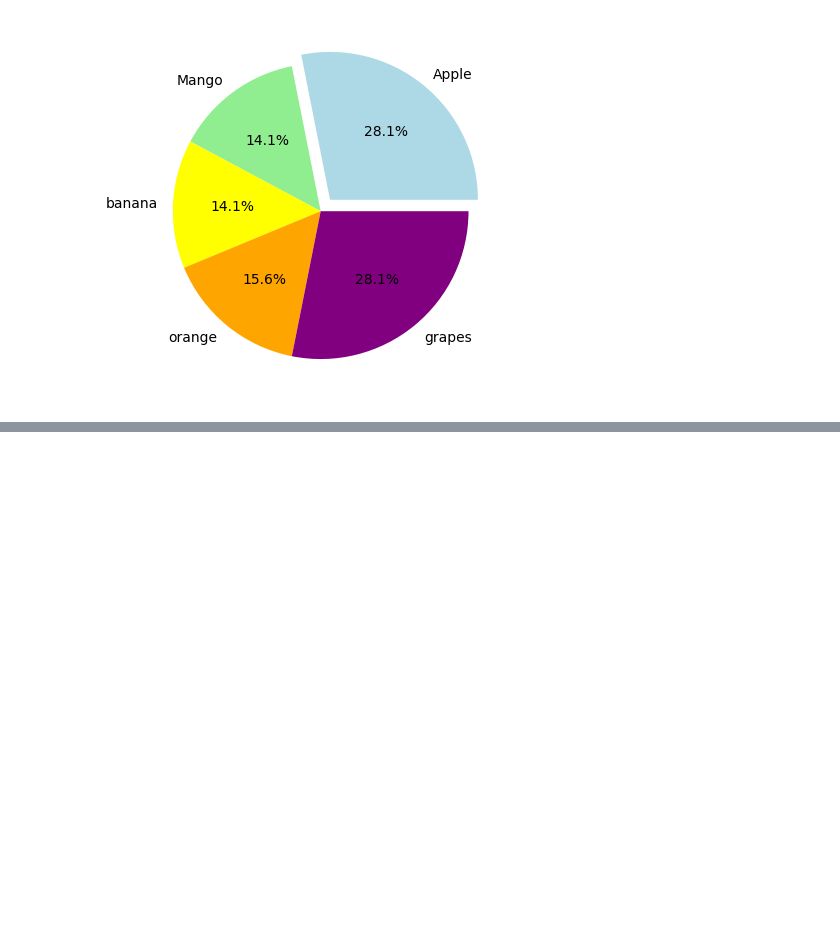
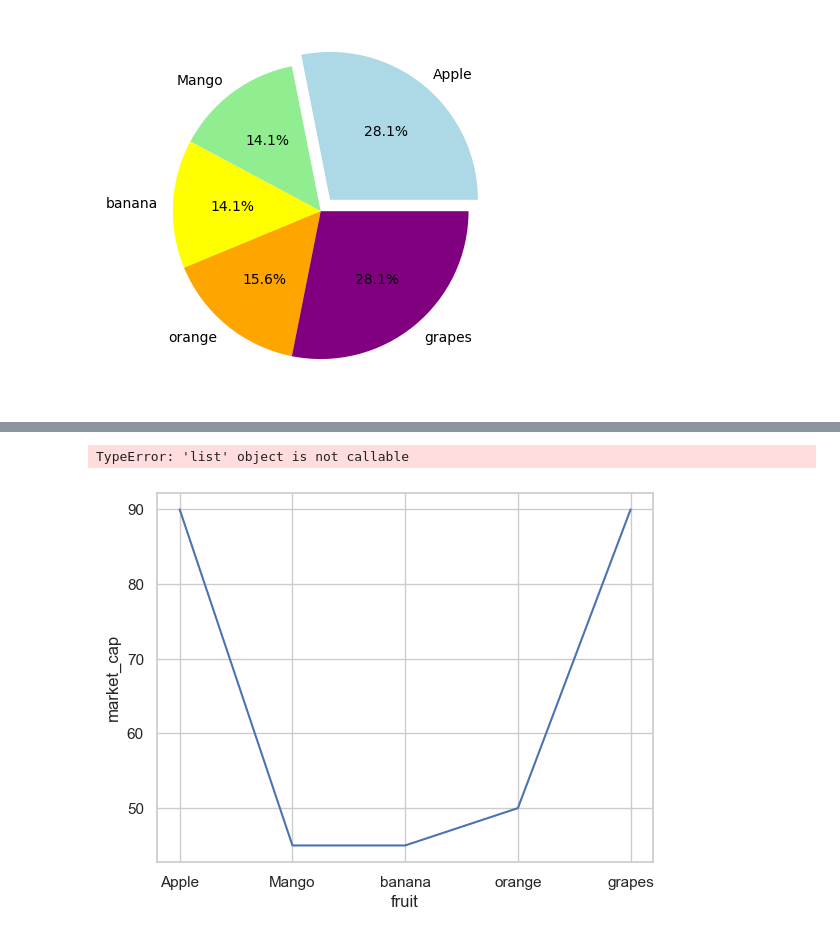
Before and after one commit to Shambhuraje1919/Machine_Learning_Paractice, a Jupyter notebook: package/python_Basics.ipynb, the cells around one changed output, grey strips where cells are left out. Saved outputs shown, nothing was run; the diff lists cells and outputs as text; code cells hidden in the pictures; blank space fills up the shorter version.

```diff
--- a/package/python_Basics.ipynb
+++ b/package/python_Basics.ipynb
@@ -429,0 +531,10 @@ plt.pie(market_cap,labels =fruits,autopct = "%1.1f%%", colors = colors, explode
+# %%
+# Use the fruits dataframe (df) so x and y lengths match the data source
+sns.lineplot(x='fruit', y='market_cap', data=df)
+#plt.title("Line plot of market cap vs fruits")
+plt.xlabel("Fruit")
+plt.ylabel("Market Cap")
+plt.show()
+# %% [output]
+TypeError: 'list' object is not callable
+[figure, added]
```
Also changed, not shown: parts of 15 cells of this notebook.
